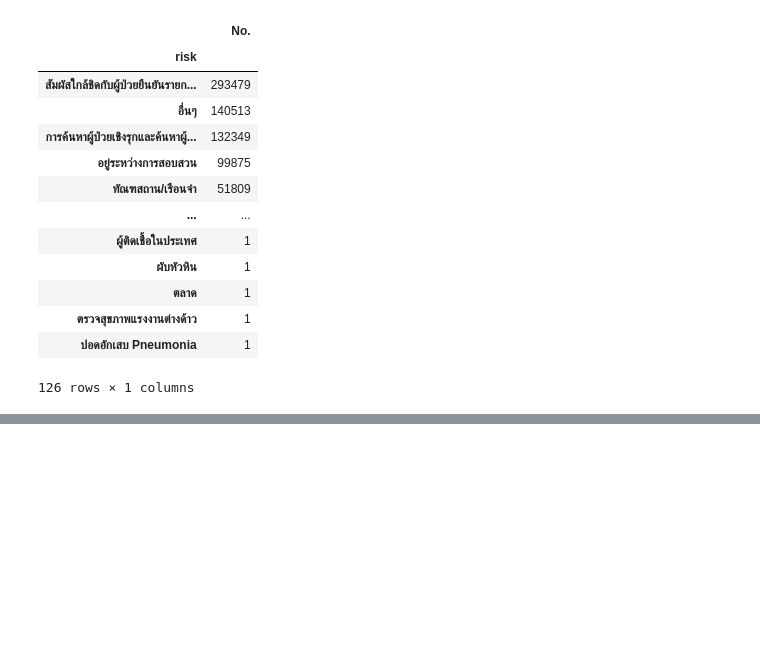
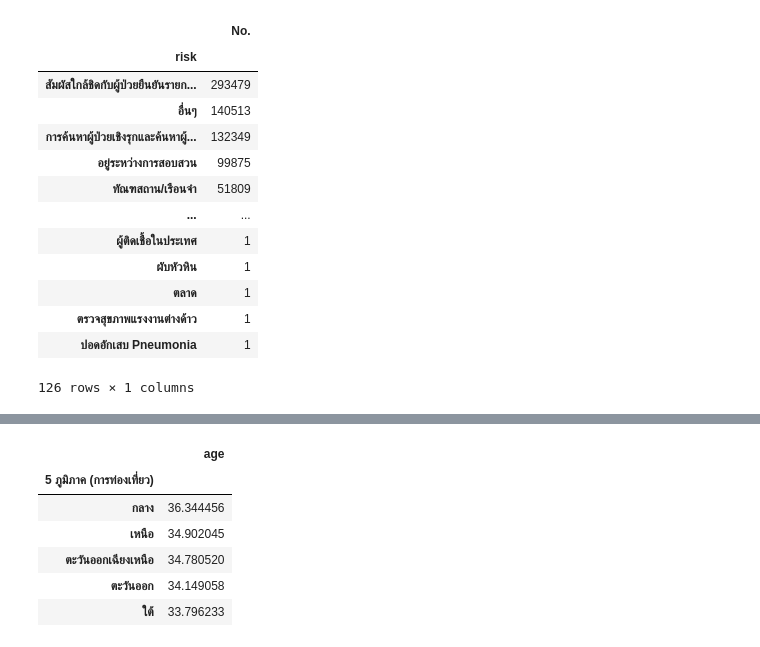
Before and after one commit to BooEiEi/data_viz_2022, a Jupyter notebook: BasicPython&DataViz_midterm2022.ipynb, the cells around one changed output, grey strips where cells are left out. Cells and saved outputs as stored; diff of their text form; code cells hidden in the pictures; blank space fills up the shorter version.

```diff
--- a/BasicPython&DataViz_midterm2022.ipynb
+++ b/BasicPython&DataViz_midterm2022.ipynb
@@ -540,0 +593,10 @@ data33.groupby('risk')[['No.']].count().sort_values('No.',ascending=False)
+# %%
+data1.groupby('5 ภูมิภาค (การท่องเที่ยว)')[['age']].mean().sort_values('age',ascending=False)
+# %% [output]
+|  | age |
+| 5 ภูมิภาค (การท่องเที่ยว) |  |
+| กลาง | 36.344456 |
+| เหนือ | 34.902045 |
+| ตะวันออกเฉียงเหนือ | 34.780520 |
+| ตะวันออก | 34.149058 |
+| ใต้ | 33.796233 |
```
Also changed, not shown: parts of 7 cells of this notebook.
